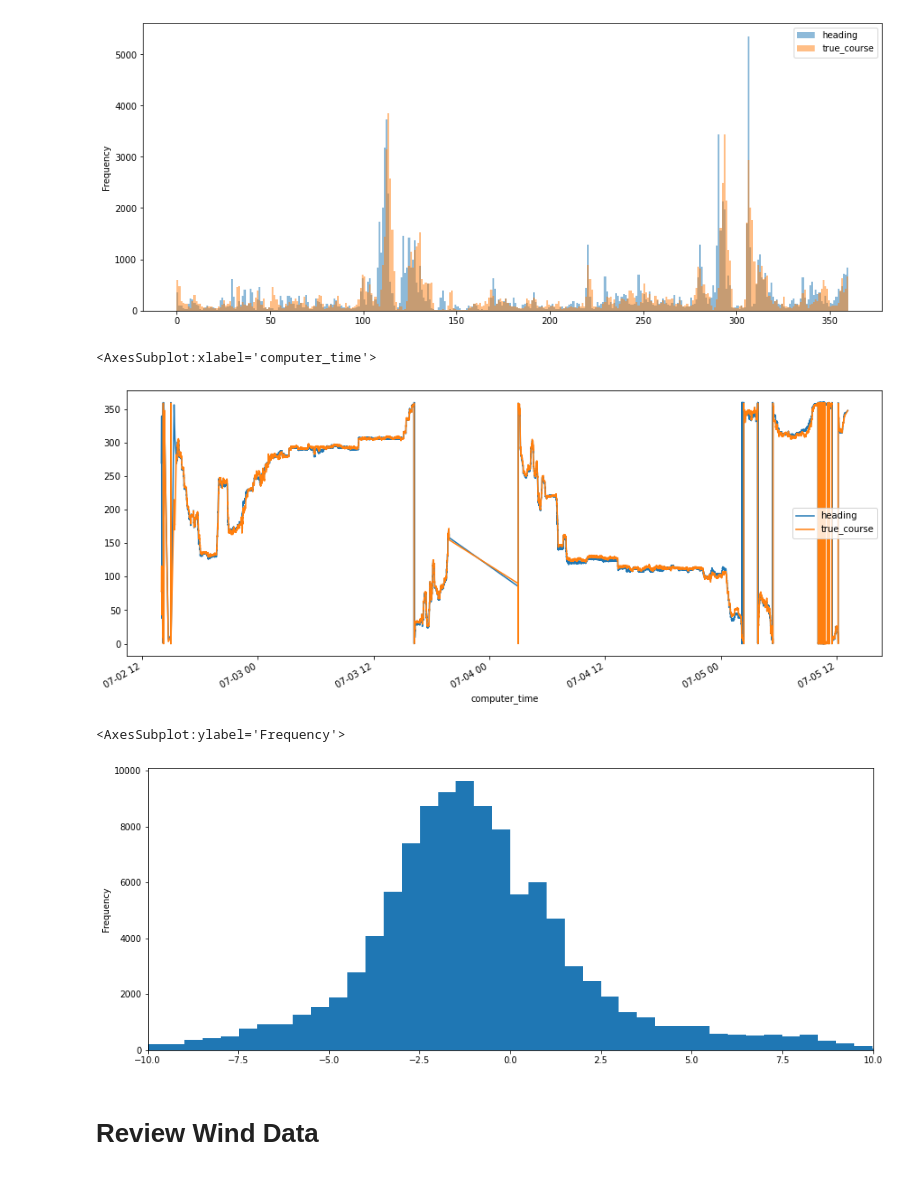
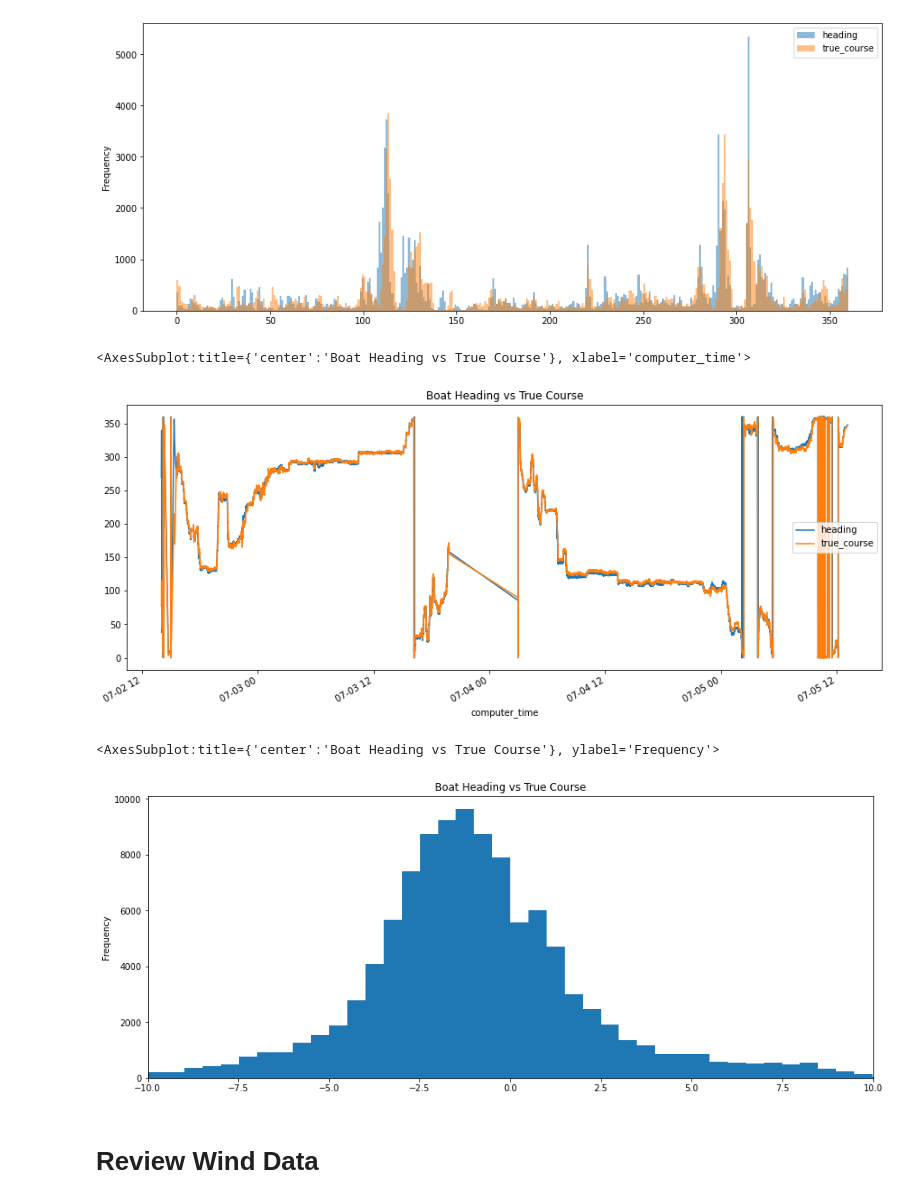
Before and after one commit to cioos-siooc/ocean-data-parser, a Jupyter notebook: notebooks/nmea_example.ipynb, the cells around one changed output. Saved outputs shown, nothing was run; the diff lists cells and outputs as text; code cells hidden in the pictures.

```diff
--- a/notebooks/nmea_example.ipynb
+++ b/notebooks/nmea_example.ipynb
@@ -127,7 +126,7 @@ map
 # %%
 # Let's consider only data when the boat is moving and there's wind measured
 df_review = df_resampled.query(
-    "spd_over_grnd>2 and wind_speed>1 and gps_time>'2022-07-02T12:00:00Z'"
+    "spd_over_grnd>2 and wind_speed_relative_to_platform_knots>1 and gps_datetime>'2022-07-02T12:00:00Z'"
 )
 
 df_review[["heading", "true_course"]].astype(float).plot.hist(
@@ -137,18 +136,20 @@ df_review[["heading", "true_course"]].astype(float).plot.hist(
 <AxesSubplot:ylabel='Frequency'>
 [figure]
 # %%
-df_review[["heading", "true_course"]].plot(figsize=(15, 6))
+df_review[["heading", "true_course"]].plot(
+    figsize=(15, 6), title="Boat Heading vs True Course"
+)
 # %% [output]
-<AxesSubplot:xlabel='computer_time'>
+<AxesSubplot:title={'center':'Boat Heading vs True Course'}, xlabel='computer_time'>
-[figure, old version]
+[figure, new version]
 # %%
 # Compute the difference between the boat heading vs the true_course angle
 (df_review["heading"] - df_review["true_course"]).plot.hist(
-    bins=1440, figsize=(15, 6), xlim=[-10, 10]
+    bins=1440, figsize=(15, 6), xlim=[-10, 10], title="Boat Heading vs True Course"
 )
 # %% [output]
-<AxesSubplot:ylabel='Frequency'>
+<AxesSubplot:title={'center':'Boat Heading vs True Course'}, ylabel='Frequency'>
-[figure, old version]
+[figure, new version]
 # %% [markdown]
 # Review Wind Data
 # %% [markdown]
```
Also changed, not shown: parts of 25 cells of this notebook, 1 other file.
